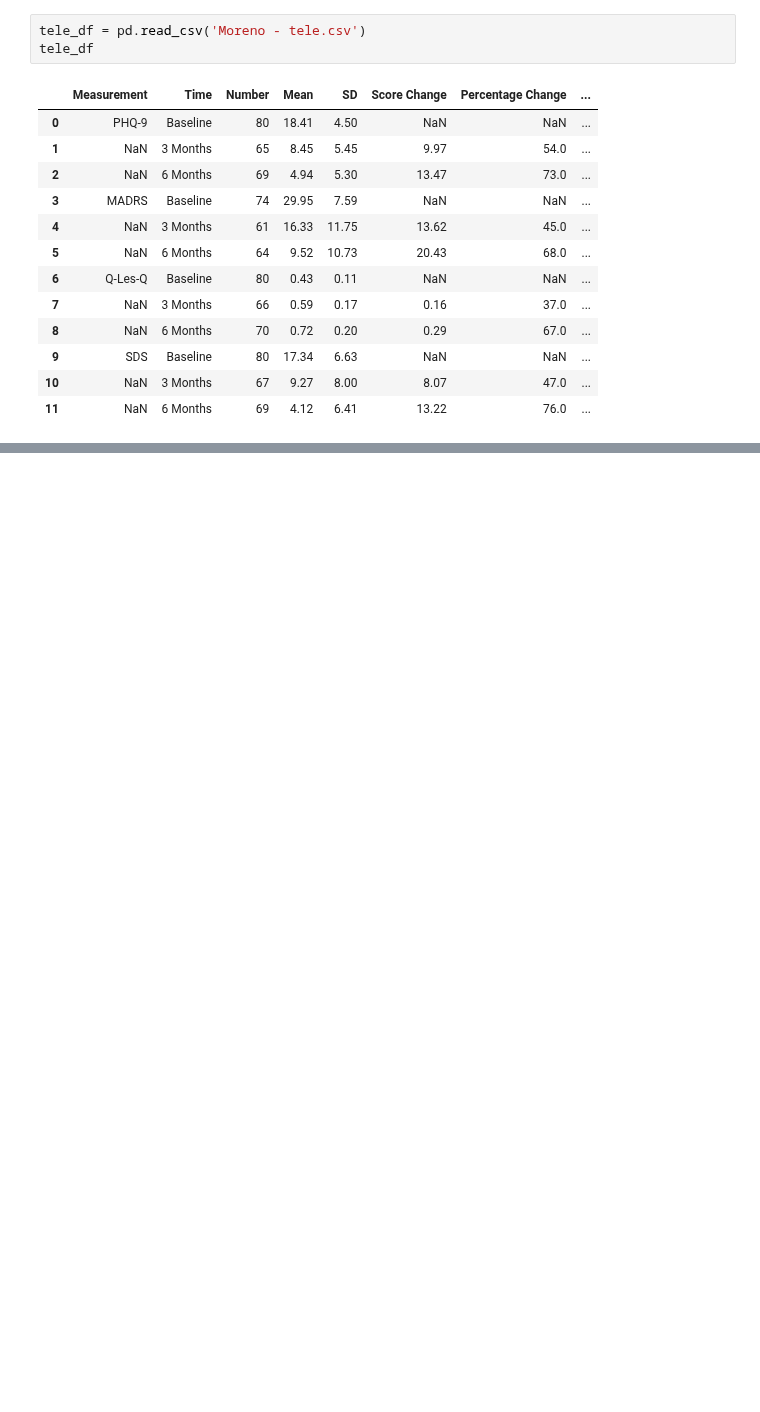
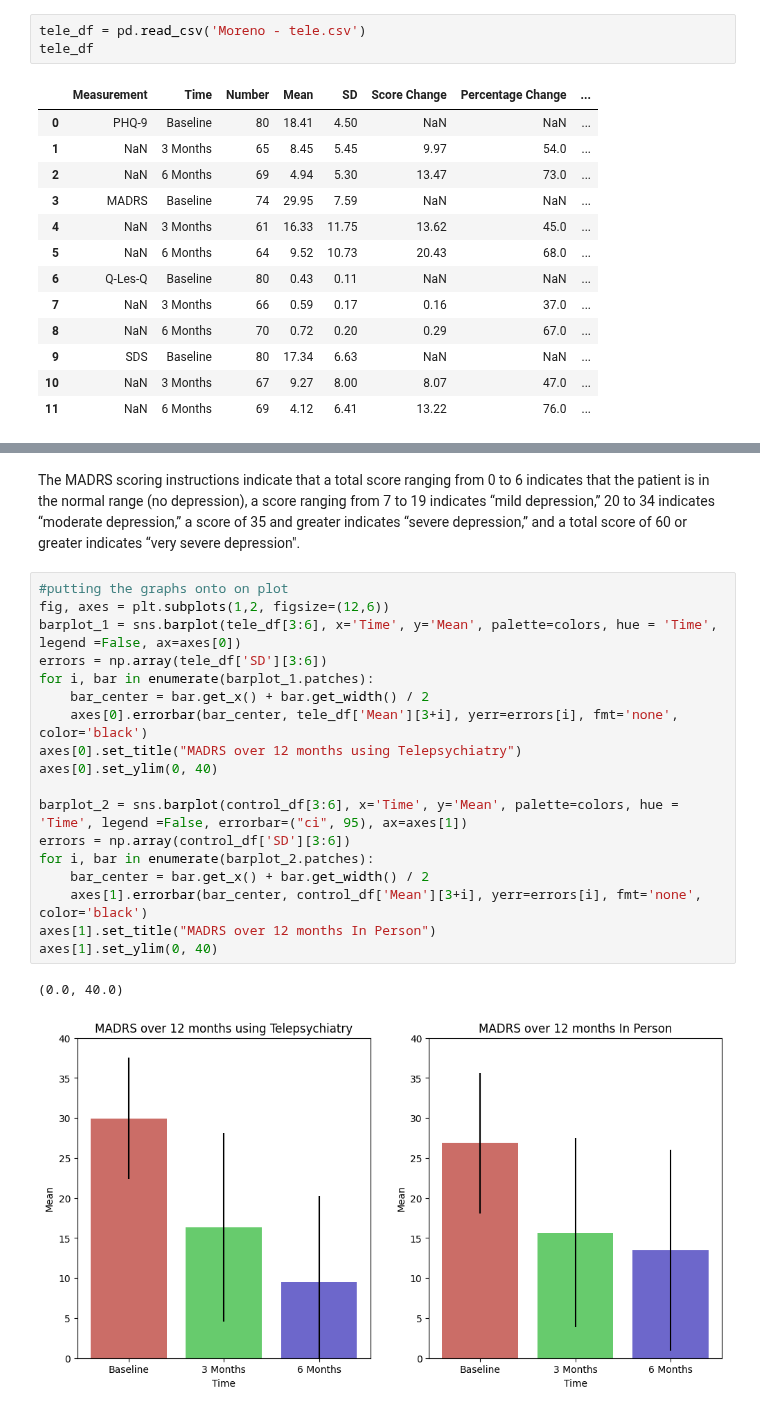
Before and after one commit to ematlock1/477-Final-Project, a Jupyter notebook: Psychiatry.ipynb, the cells around one changed output, grey strips where cells are left out. Saved outputs shown, nothing was run; the diff lists cells and outputs as text; blank space fills up the shorter version.

```diff
--- a/Psychiatry.ipynb
+++ b/Psychiatry.ipynb
@@ -54,0 +101,23 @@ axes[0].set_ylim(0, 20)
+# %% [markdown]
+The MADRS scoring instructions indicate that a total score ranging from 0 to 6 indicates that the patient is in the normal range (no depression), a score ranging from 7 to 19 indicates “mild depression,” 20 to 34 indicates “moderate depression,” a score of 35 and greater indicates “severe depression,” and a total score of 60 or greater indicates “very severe depression".
+# %%
+#putting the graphs onto on plot
+fig, axes = plt.subplots(1,2, figsize=(12,6))
+barplot_1 = sns.barplot(tele_df[3:6], x='Time', y='Mean', palette=colors, hue = 'Time', legend =False, ax=axes[0])
+errors = np.array(tele_df['SD'][3:6])
+for i, bar in enumerate(barplot_1.patches):
+    bar_center = bar.get_x() + bar.get_width() / 2
+    axes[0].errorbar(bar_center, tele_df['Mean'][3+i], yerr=errors[i], fmt='none', color='black')
+axes[0].set_title("MADRS over 12 months using Telepsychiatry")
+axes[0].set_ylim(0, 40)
+
+barplot_2 = sns.barplot(control_df[3:6], x='Time', y='Mean', palette=colors, hue = 'Time', legend =False, errorbar=("ci", 95), ax=axes[1])
+errors = np.array(control_df['SD'][3:6])
+for i, bar in enumerate(barplot_2.patches):
+    bar_center = bar.get_x() + bar.get_width() / 2
+    axes[1].errorbar(bar_center, control_df['Mean'][3+i], yerr=errors[i], fmt='none', color='black')
+axes[1].set_title("MADRS over 12 months In Person")
+axes[1].set_ylim(0, 40)
+# %% [output]
+(0.0, 40.0)
+[figure, added]
```
Also changed, not shown: parts of 10 cells of this notebook.
